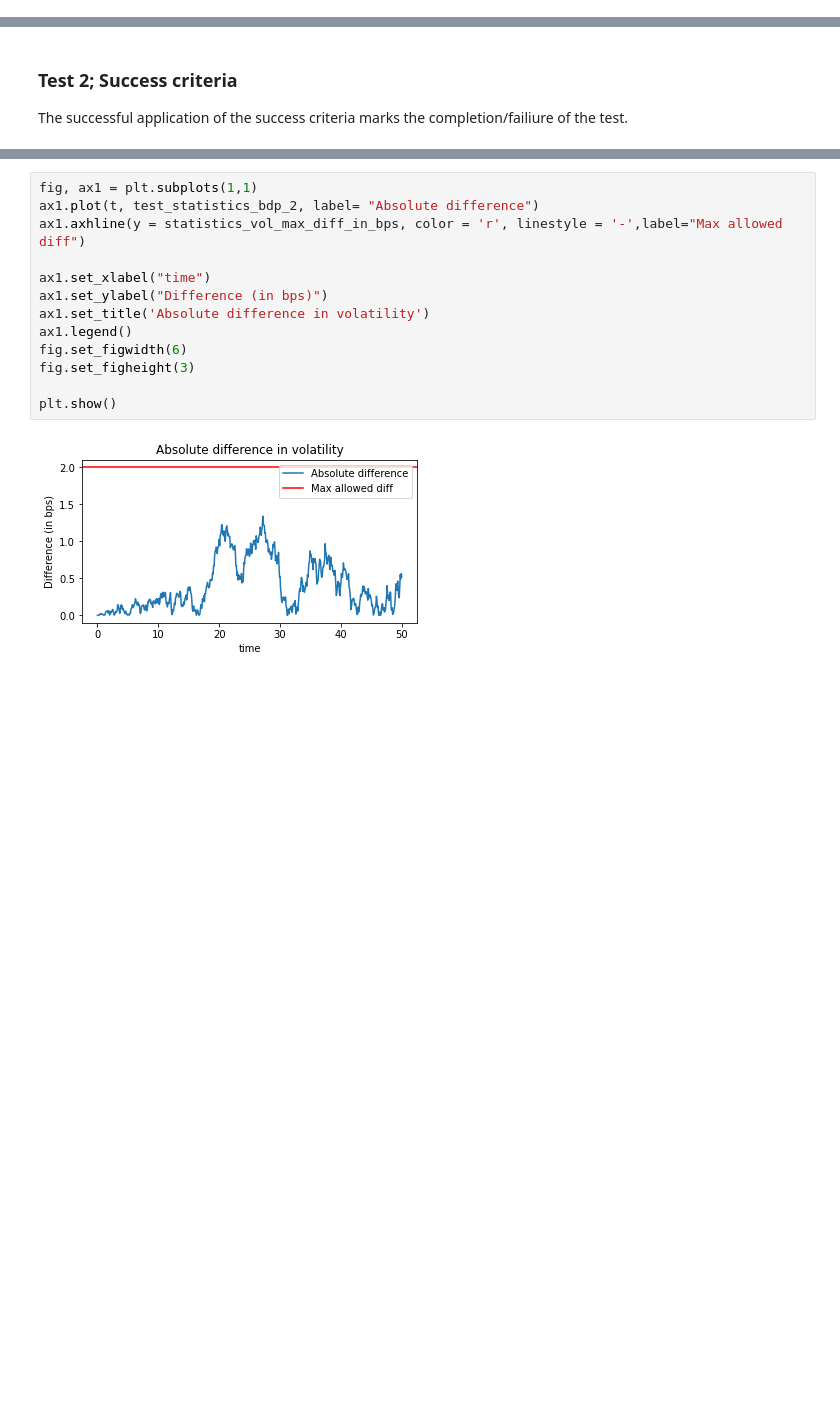
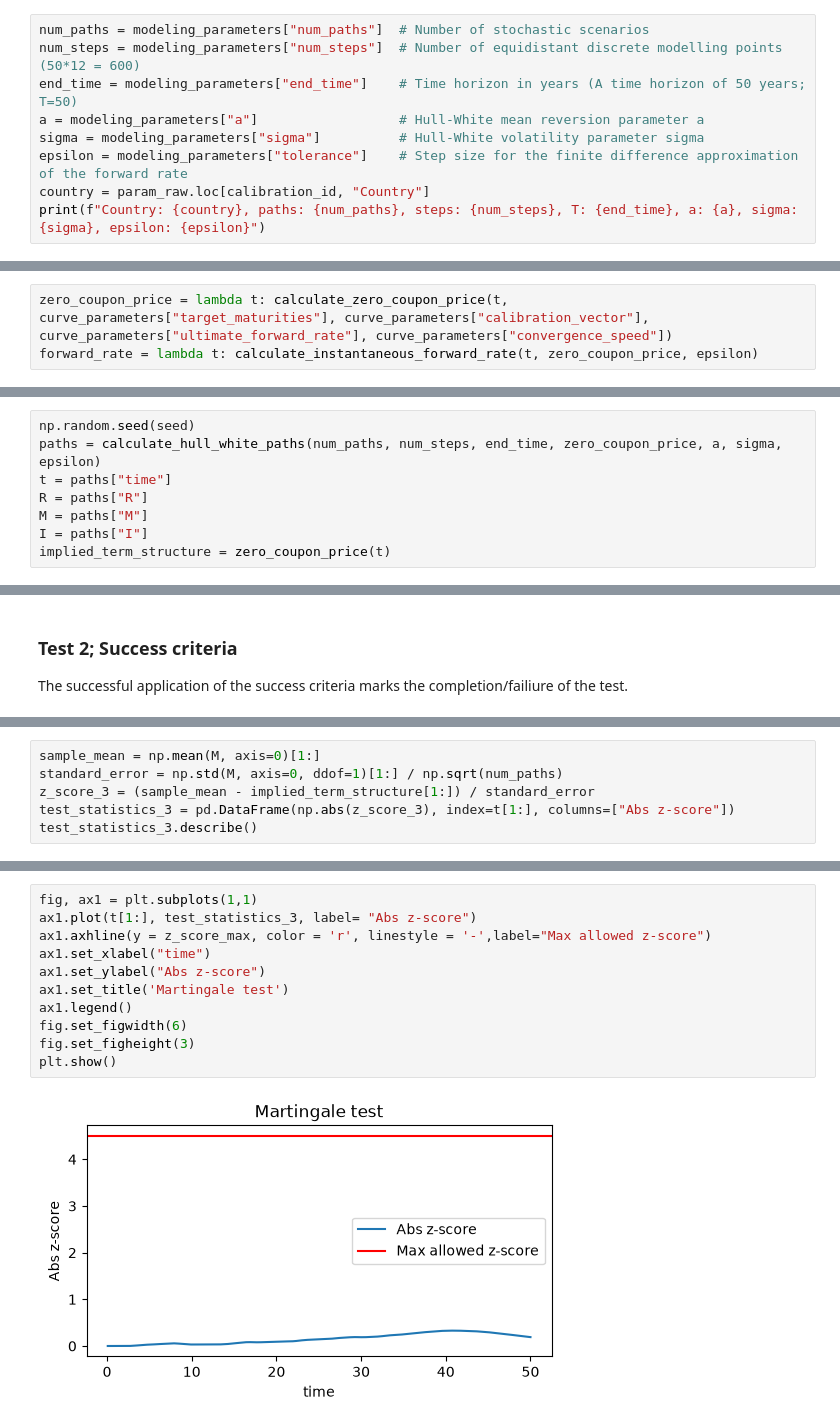
Before and after one commit to open-source-modelling/Light_Economic_Generator, a Jupyter notebook: VALIDATION HULL WHITE.ipynb, the cells around one changed output, grey strips where cells are left out. Saved outputs shown, nothing was run; the diff lists cells and outputs as text; blank space fills up the shorter version.

Commit message:
Exact hull white scheme, updated validation of hull-white

```diff
--- a/VALIDATION HULL WHITE.ipynb
+++ b/VALIDATION HULL WHITE.ipynb
@@ -617,0 +217,9 @@ test_statistics_bdp_1.head()
+# %%
+num_paths = modeling_parameters["num_paths"]  # Number of stochastic scenarios
+num_steps = modeling_parameters["num_steps"]  # Number of equidistant discrete modelling points (50*12 = 600)
+end_time = modeling_parameters["end_time"]    # Time horizon in years (A time horizon of 50 years; T=50)
+a = modeling_parameters["a"]                  # Hull-White mean reversion parameter a
+sigma = modeling_parameters["sigma"]          # Hull-White volatility parameter sigma
+epsilon = modeling_parameters["tolerance"]    # Step size for the finite difference approximation of the forward rate
+country = param_raw.loc[calibration_id, "Country"]
+print(f"Country: {country}, paths: {num_paths}, steps: {num_steps}, T: {end_time}, a: {a}, sigma: {sigma}, epsilon: {epsilon}")
@@ -617,0 +230,3 @@ test_statistics_bdp_1.head()
+# %%
+zero_coupon_price = lambda t: calculate_zero_coupon_price(t, curve_parameters["target_maturities"], curve_parameters["calibration_vector"], curve_parameters["ultimate_forward_rate"], curve_parameters["convergence_speed"])
+forward_rate = lambda t: calculate_instantaneous_forward_rate(t, zero_coupon_price, epsilon)
@@ -617,0 +244,8 @@ test_statistics_bdp_1.head()
+# %%
+np.random.seed(seed)
+paths = calculate_hull_white_paths(num_paths, num_steps, end_time, zero_coupon_price, a, sigma, epsilon)
+t = paths["time"]
+R = paths["R"]
+M = paths["M"]
+I = paths["I"]
+implied_term_structure = zero_coupon_price(t)
@@ -706,0 +362,6 @@ Test passed
+# %%
+sample_mean = np.mean(M, axis=0)[1:]
+standard_error = np.std(M, axis=0, ddof=1)[1:] / np.sqrt(num_paths)
+z_score_3 = (sample_mean - implied_term_structure[1:]) / standard_error
+test_statistics_3 = pd.DataFrame(np.abs(z_score_3), index=t[1:], columns=["Abs z-score"])
+test_statistics_3.describe()
@@ -707,15 +409,13 @@ Test passed
 # %%
 fig, ax1 = plt.subplots(1,1)
-ax1.plot(t, test_statistics_bdp_2, label= "Absolute difference")
-ax1.axhline(y = statistics_vol_max_diff_in_bps, color = 'r', linestyle = '-',label="Max allowed diff")
-
+ax1.plot(t[1:], test_statistics_3, label= "Abs z-score")
+ax1.axhline(y = z_score_max, color = 'r', linestyle = '-',label="Max allowed z-score")
 ax1.set_xlabel("time")
-ax1.set_ylabel("Difference (in bps)")
-ax1.set_title('Absolute difference in volatility')
+ax1.set_ylabel("Abs z-score")
+ax1.set_title('Martingale test')
 ax1.legend()
 fig.set_figwidth(6)
 fig.set_figheight(3)
-
 plt.show()
 # %% [output]
-[figure, old version]
+[figure, new version]
```
Also changed, not shown: parts of 128 cells of this notebook, 3 other files.
